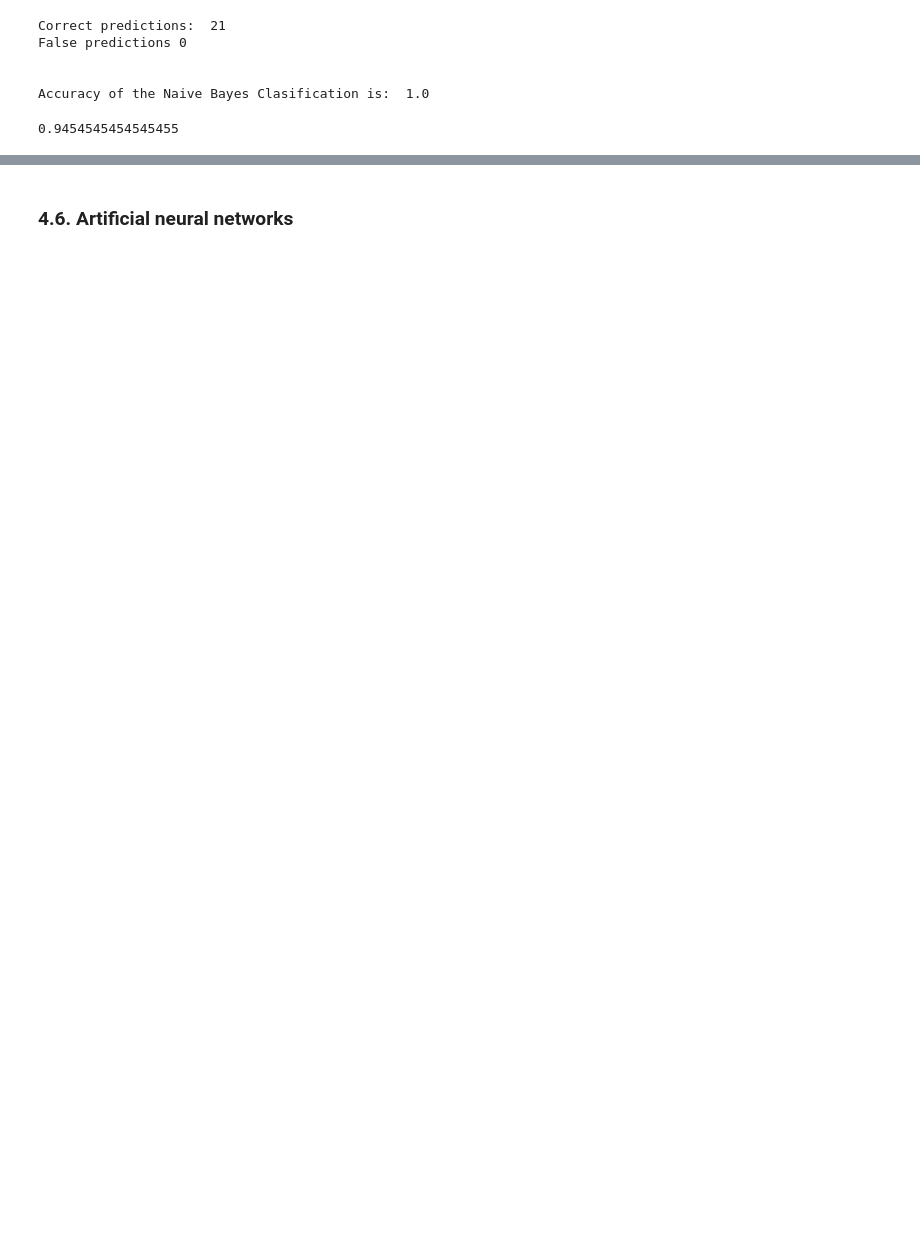
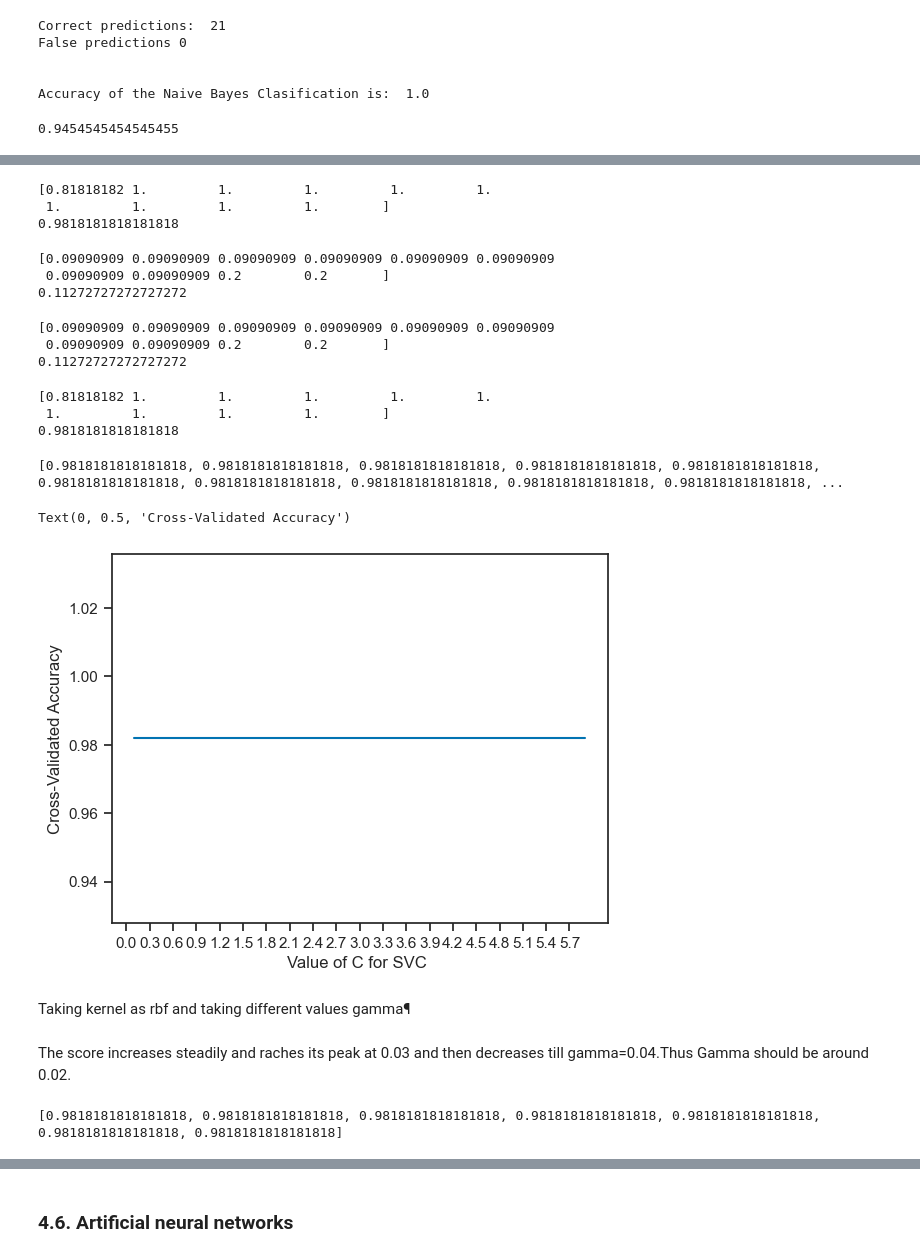
Before and after one commit to Usukhbayar95/Capstone_Project, a Jupyter notebook: Project.ipynb, the cells around one changed output, grey strips where cells are left out. Drawn from its saved outputs; the diff is of its cells as text; code cells hidden in the pictures; blank space fills up the shorter version.

```diff
--- a/Project.ipynb
+++ b/Project.ipynb
@@ -1321,0 +1361,76 @@ SVC()
+# %%
+# CV on linear kernel¶
+svc=SVC(kernel='linear')
+scores = cross_val_score(svc, X, y, cv=10, scoring='accuracy') #cv is cross validation
+print(scores)
+print(scores.mean())
+# %% [output]
+[0.81818182 1.         1.         1.         1.         1.
+ 1.         1.         1.         1.        ]
+0.9818181818181818
+# %%
+# CV on rbf kernel¶
+svc=SVC(kernel='rbf')
+scores = cross_val_score(svc, X, y, cv=10, scoring='accuracy') #cv is cross validation
+print(scores)
+print(scores.mean())
+# %% [output]
+[0.09090909 0.09090909 0.09090909 0.09090909 0.09090909 0.09090909
+ 0.09090909 0.09090909 0.2        0.2       ]
+0.11272727272727272
+# %%
+svc=SVC(kernel='rbf')
+scores = cross_val_score(svc, X, y, cv=10, scoring='accuracy') #cv is cross validation
+print(scores)
+print(scores.mean())
+# %% [output]
+[0.09090909 0.09090909 0.09090909 0.09090909 0.09090909 0.09090909
+ 0.09090909 0.09090909 0.2        0.2       ]
+0.11272727272727272
+# %%
+# CV on Polynomial kernel¶
+svc=SVC(kernel='linear')
+scores = cross_val_score(svc, X, y, cv=10, scoring='accuracy') #cv is cross validation
+print(scores)
+print(scores.mean())
+# %% [output]
+[0.81818182 1.         1.         1.         1.         1.
+ 1.         1.         1.         1.        ]
+0.9818181818181818
+# %%
+# Range of different regularization parameter values (C)
+C_range=list(np.arange(0.1,6,0.1))
+acc_score=[]
+for c in C_range:
+    svc = SVC(kernel='linear', C=c)
+    scores = cross_val_score(svc, X, y, cv=10, scoring='accuracy')
+    acc_score.append(scores.mean())
+print(acc_score)
+# %% [output]
+[0.9818181818181818, 0.9818181818181818, 0.9818181818181818, 0.9818181818181818, 0.9818181818181818, 0.9818181818181818, 0.9818181818181818, 0.9818181818181818, 0.9818181818181818, 0.9818181818181818, ...
+# %%
+%matplotlib inline
+
+C_values=list(np.arange(0.1,6,0.1))
+# plot the value of C for SVM (x-axis) versus the cross-validated accuracy (y-axis)
+plt.plot(C_values,acc_score)
+plt.xticks(np.arange(0.0,6,0.3))
+plt.xlabel('Value of C for SVC ')
+plt.ylabel('Cross-Validated Accuracy')
+# %% [output]
+Text(0, 0.5, 'Cross-Validated Accuracy')
+[figure, added]
+# %% [markdown]
+Taking kernel as rbf and taking different values gamma¶
+# %% [markdown]
+The score increases steadily and raches its peak at 0.03 and then decreases till gamma=0.04.Thus Gamma should be around 0.02.
+# %%
+gamma_range=[0.0001,0.001,0.01,0.1,1,10,100]
+acc_score=[]
+for g in gamma_range:
+    svc = SVC(kernel='linear', gamma=g)
+    scores = cross_val_score(svc, X, y, cv=10, scoring='accuracy')
+    acc_score.append(scores.mean())
+print(acc_score)
+# %% [output]
+[0.9818181818181818, 0.9818181818181818, 0.9818181818181818, 0.9818181818181818, 0.9818181818181818, 0.9818181818181818, 0.9818181818181818]
```
Also changed, not shown: parts of 69 cells of this notebook, 1 other file.
